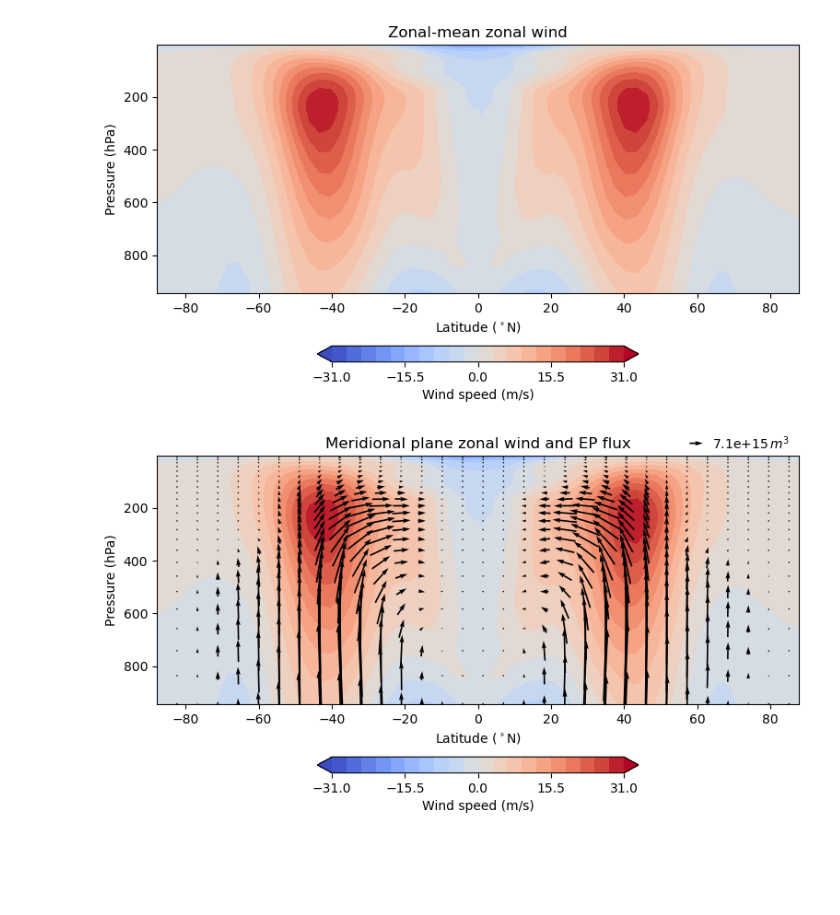
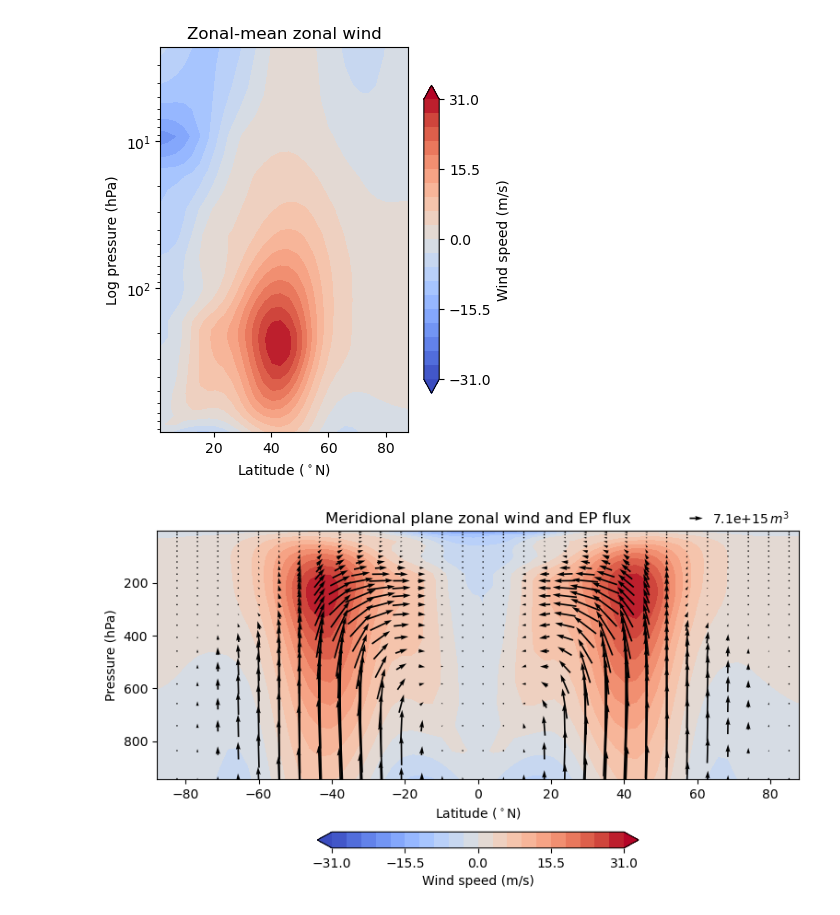
Before and after one commit to Caturrell/eddy_feedback, a Jupyter notebook: isca/exploring/held_suarez.ipynb, the cells around one changed output. Saved outputs shown, nothing was run; the diff lists cells and outputs as text; code cells hidden in the pictures; blank space fills up the shorter version.

```diff
--- a/isca/exploring/held_suarez.ipynb
+++ b/isca/exploring/held_suarez.ipynb
@@ -15,9 +35,9 @@ import functions.aos_functions as aos
 # %%
 # This works without having to redefine ds in notebook!
 
-ef.plot_ubar(ds)
+ef.plot_ubar(ds, yscale='log', latitude='NH')
 # %% [output]
-[figure, old version]
+[figure, new version]
 # %%
 ef.plot_ubar_epflux(ds, skip_lat=2, skip_pres=1)
 # %% [output]
```
Also changed, not shown: parts of 13 cells of this notebook, 7 other files.
